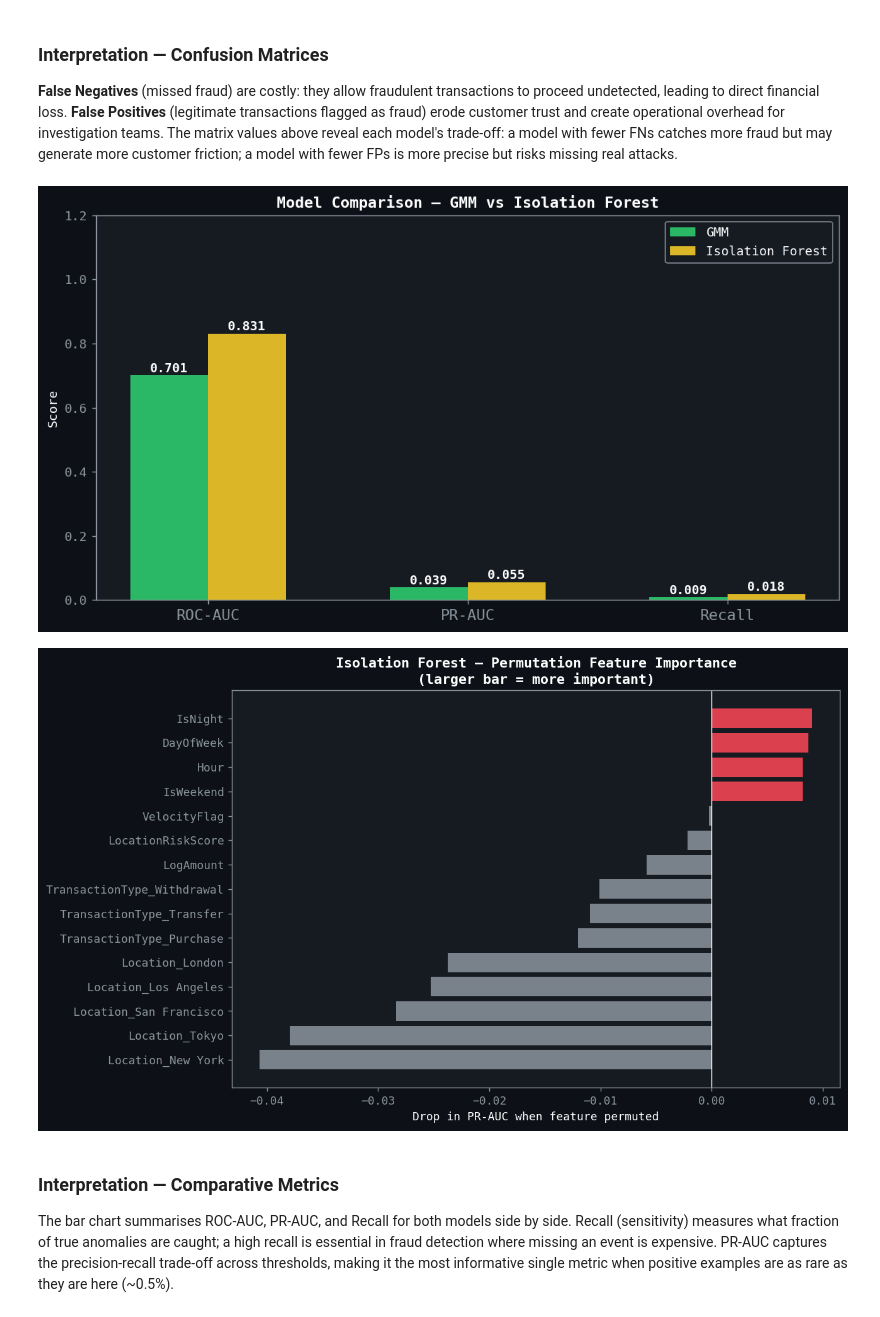
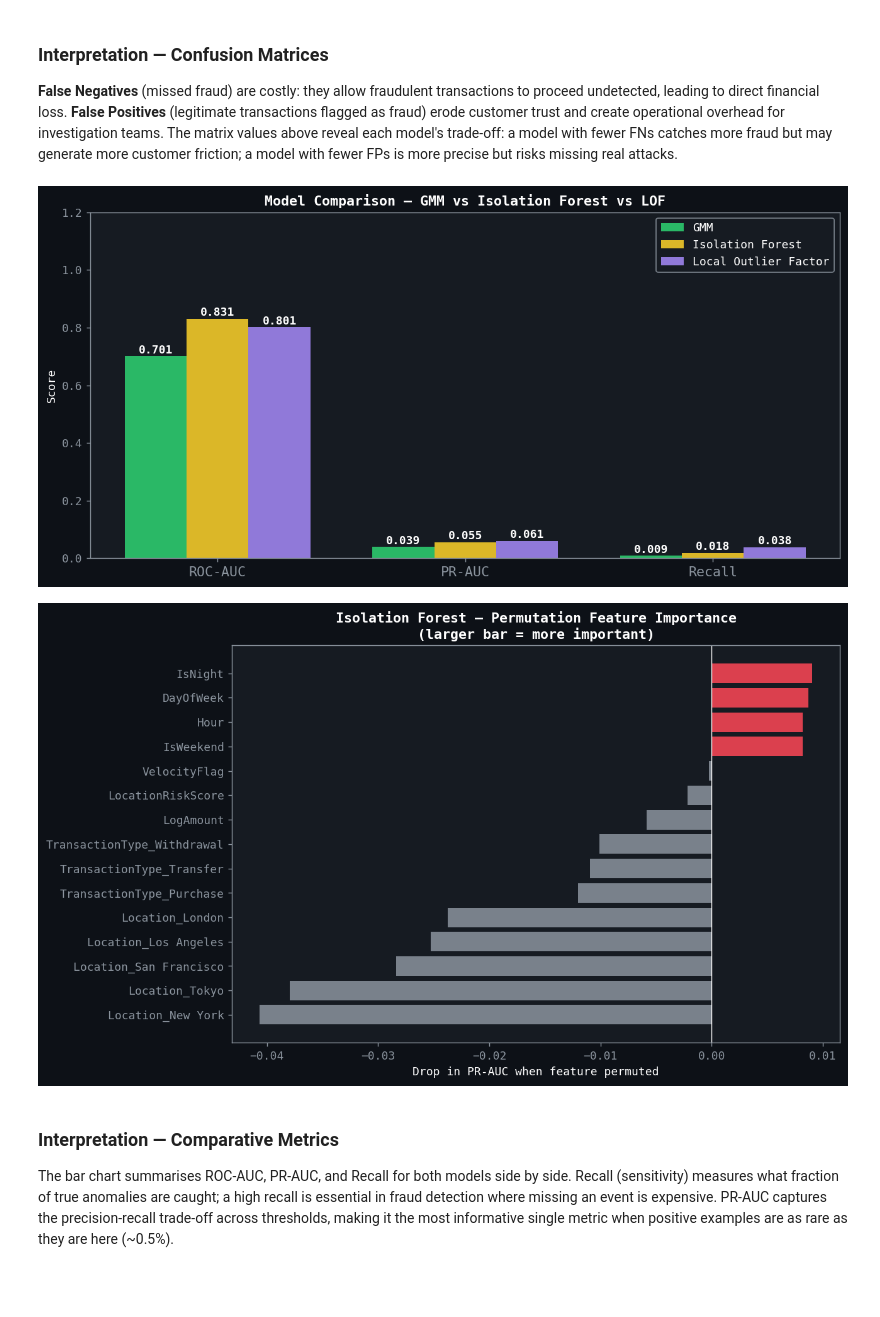
Before and after one commit to Nobby-sibanda/Anomaly_detection.-, a Jupyter notebook: Anomaly_detection..ipynb, the cells around one changed output. Saved outputs shown, nothing was run; the diff lists cells and outputs as text; code cells hidden in the pictures; blank space fills up the shorter version.

```diff
--- a/Anomaly_detection..ipynb
+++ b/Anomaly_detection..ipynb
@@ -924,8 +970,9 @@ print("Model Evaluation")
 print("--" * 10)
 
 for name, scores, y_pred in [
-        ("GMM",              test_scores_gmm, y_pred_gmm),
-        ("Isolation Forest", test_scores_if,  y_pred_if),
+        ("GMM",                   test_scores_gmm, y_pred_gmm),
+        ("Isolation Forest",      test_scores_if,  y_pred_if),
+        ("Local Outlier Factor",  test_scores_lof, y_pred_lof),
 ]:
         roc    = roc_auc_score(y_test, scores)
         pra    = average_precision_score(y_test, scores)
@@ -982,13 +1029,13 @@ print("=" * 65)
 # %%
 # Fig 9: ROC curves — pulled from model_results registry
 fig, ax = plt.subplots(figsize=(7, 4))
-for name, color in [("GMM", GREEN), ("Isolation Forest", GOLD)]:
+for name, color in [("GMM", GREEN), ("Isolation Forest", GOLD), ("Local Outlier Factor", VIOLET)]:
     r = model_results[name]
     ax.plot(r["fpr"], r["tpr"], color=color, lw=2,
             label=f"{name}  (AUC={r['roc_auc']:.3f})")
 ax.plot([0, 1], [0, 1], "w--", lw=1, alpha=0.4)
 ax.set_xlabel("False Positive Rate"); ax.set_ylabel("True Positive Rate")
-ax.set_title("ROC Curves — GMM vs Isolation Forest", fontweight="bold")
+ax.set_title("ROC Curves — GMM vs Isolation Forest vs LOF", fontweight="bold")
 ax.legend(fontsize=10); ax.grid(True, alpha=0.2)
 plt.tight_layout()
 plt.show()
@@ -1001,14 +1048,14 @@ The ROC curve plots True Positive Rate vs False Positive Rate at every possible
 # %%
 # Precision-Recall curves — pulled from model_results registry
 fig, ax = plt.subplots(figsize=(7, 4))
-for name, color in [("GMM", GREEN), ("Isolation Forest", GOLD)]:
+for name, color in [("GMM", GREEN), ("Isolation Forest", GOLD), ("Local Outlier Factor", VIOLET)]:
     r = model_results[name]
     ax.plot(r["recall_curve"], r["precision_curve"], color=color, lw=2,
             label=f"{name}  (PR-AUC={r['pr_auc']:.3f})")
 ax.axhline(y_test.mean(), color=GREY, ls="--", lw=1, alpha=0.5,
            label=f"Baseline (anomaly rate={y_test.mean():.3f})")
 ax.set_xlabel("Recall"); ax.set_ylabel("Precision")
-ax.set_title("Precision-Recall Curves — GMM vs Isolation Forest", fontweight="bold")
+ax.set_title("Precision-Recall Curves — GMM vs Isolation Forest vs LOF", fontweight="bold")
 ax.legend(fontsize=9); ax.grid(True, alpha=0.2)
 plt.tight_layout()
 plt.show()
@@ -1020,11 +1067,11 @@ plt.show()
 PR curves are particularly informative for imbalanced datasets: with only 0.5% of transactions labelled anomalous, a naive model that flags everything achieves 0.5% precision. A high PR-AUC means the model can flag many true anomalies while keeping false positives low — critical for a fraud analyst who cannot review thousands of alerts per day. The gap between the two models' PR-AUC scores (see values above) quantifies how much better one model prioritises genuine fraud cases in its ranked output.
 # %%
 # Confusion matrices — pulled from model_results registry
-fig, axes = plt.subplots(1, 2, figsize=(11, 5))
+fig, axes = plt.subplots(1, 3, figsize=(15, 5))
 fig.suptitle("Confusion Matrices at Contamination Threshold",
              fontsize=13, color="white", fontweight="bold")
 
-for ax, name in zip(axes, ["GMM", "Isolation Forest"]):
+for ax, name in zip(axes, ["GMM", "Isolation Forest", "Local Outlier Factor"]):
     r = model_results[name]
     ConfusionMatrixDisplay(r["cm"], display_labels=["Normal", "Anomaly"]
                            ).plot(ax=ax, colorbar=False, cmap="Blues")
@@ -1043,43 +1090,43 @@ plt.show()
 metric_labels = ["ROC-AUC", "PR-AUC", "Recall"]
 metric_keys   = ["roc_auc",  "pr_auc", "recall"]
 
-fig, ax = plt.subplots(figsize=(9, 5))
+fig, ax = plt.subplots(figsize=(10, 5))
 x     = np.arange(len(metric_labels))
-width = 0.3
+width = 0.25
 
-for offset, (name, color) in zip([-width / 2, width / 2],
-                                  [("GMM", GREEN), ("Isolation Forest", GOLD)]):
+for offset, (name, color) in zip([-width, 0, width],
+                                  [("GMM", GREEN), ("Isolation Forest", GOLD), ("Local Outlier Factor", VIOLET)]):
     vals = [model_results[name][k] for k in metric_keys]
     bars = ax.bar(x + offset, vals, width, label=name, color=color, alpha=0.85)
     for bar in bars:
         ax.text(bar.get_x() + bar.get_width() / 2,
                 bar.get_height() + 0.01,
                 f"{bar.get_height():.3f}",
                 ha="center", fontsize=10, color="white", fontweight="bold")
 
 ax.set_xticks(x)
 ax.set_xticklabels(metric_labels, fontsize=12)
 ax.set_ylim(0, 1.2); ax.set_ylabel("Score")
-ax.set_title("Model Comparison — GMM vs Isolation Forest", fontweight="bold")
+ax.set_title("Model Comparison — GMM vs Isolation Forest vs LOF", fontweight="bold")
 ax.legend(fontsize=10)
 plt.tight_layout()
 plt.show()
 
 
 # Feature importance (IF permutation) — pulled from model_results registry
 top_feats = imp_series.head(15)
 fig, ax = plt.subplots(figsize=(10, 6))
 colours = [RED if v > 0 else GREY for v in top_feats.values]
 ax.barh(top_feats.index[::-1], top_feats.values[::-1],
         color=colours[::-1], edgecolor="none", alpha=0.85)
 ax.axvline(0, color="white", lw=0.8)
 ax.set_xlabel("Drop in PR-AUC when feature permuted")
 ax.set_title("Isolation Forest — Permutation Feature Importance\n"
              "(larger bar = more important)", fontweight="bold")
 plt.tight_layout()
 plt.show()
 # %% [output]
-[figure, old version]
+[figure, new version]
 [figure]
 # %% [markdown]
 ### Interpretation — Comparative Metrics
```
Also changed, not shown: parts of 17 cells of this notebook, 5 other files.
